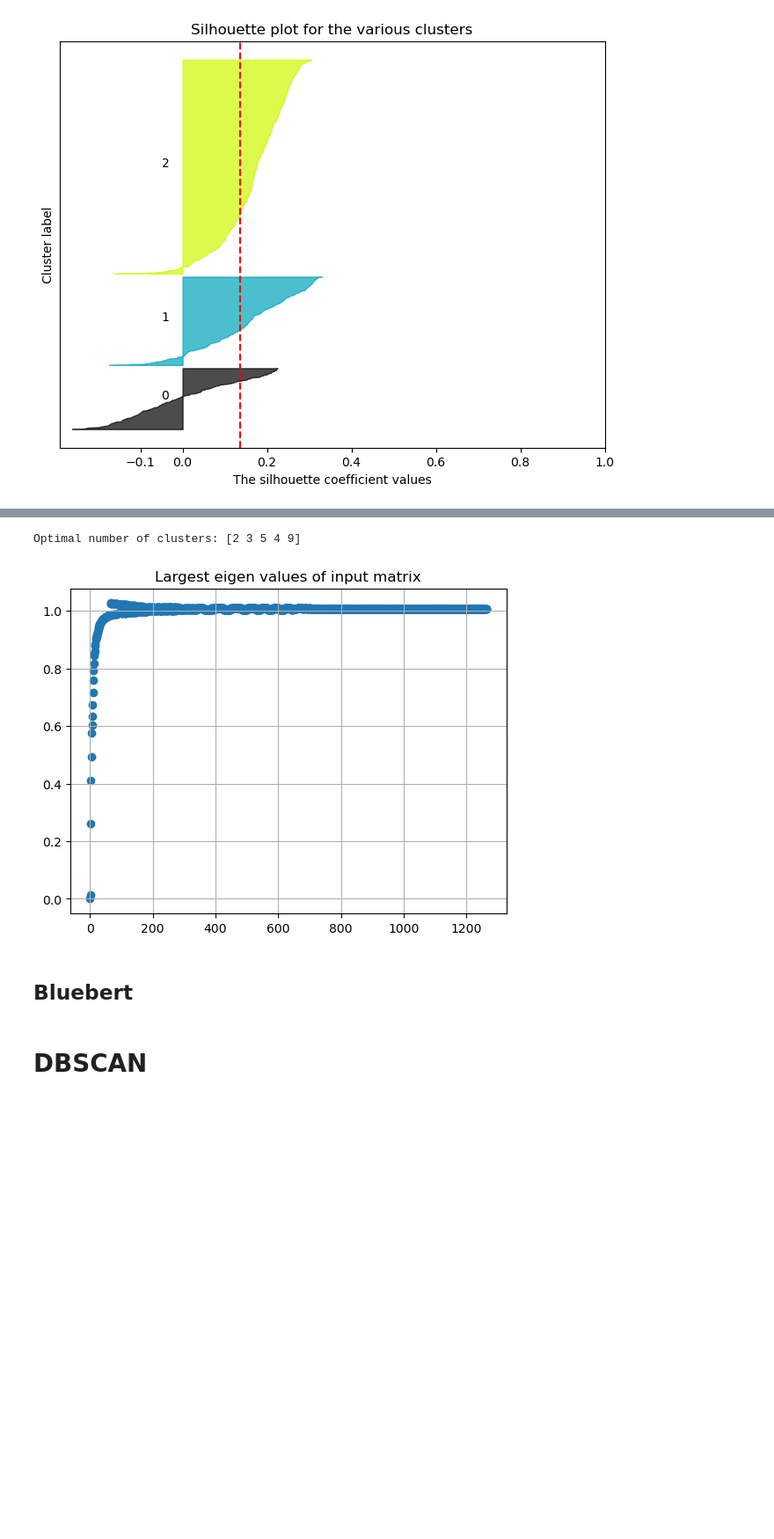
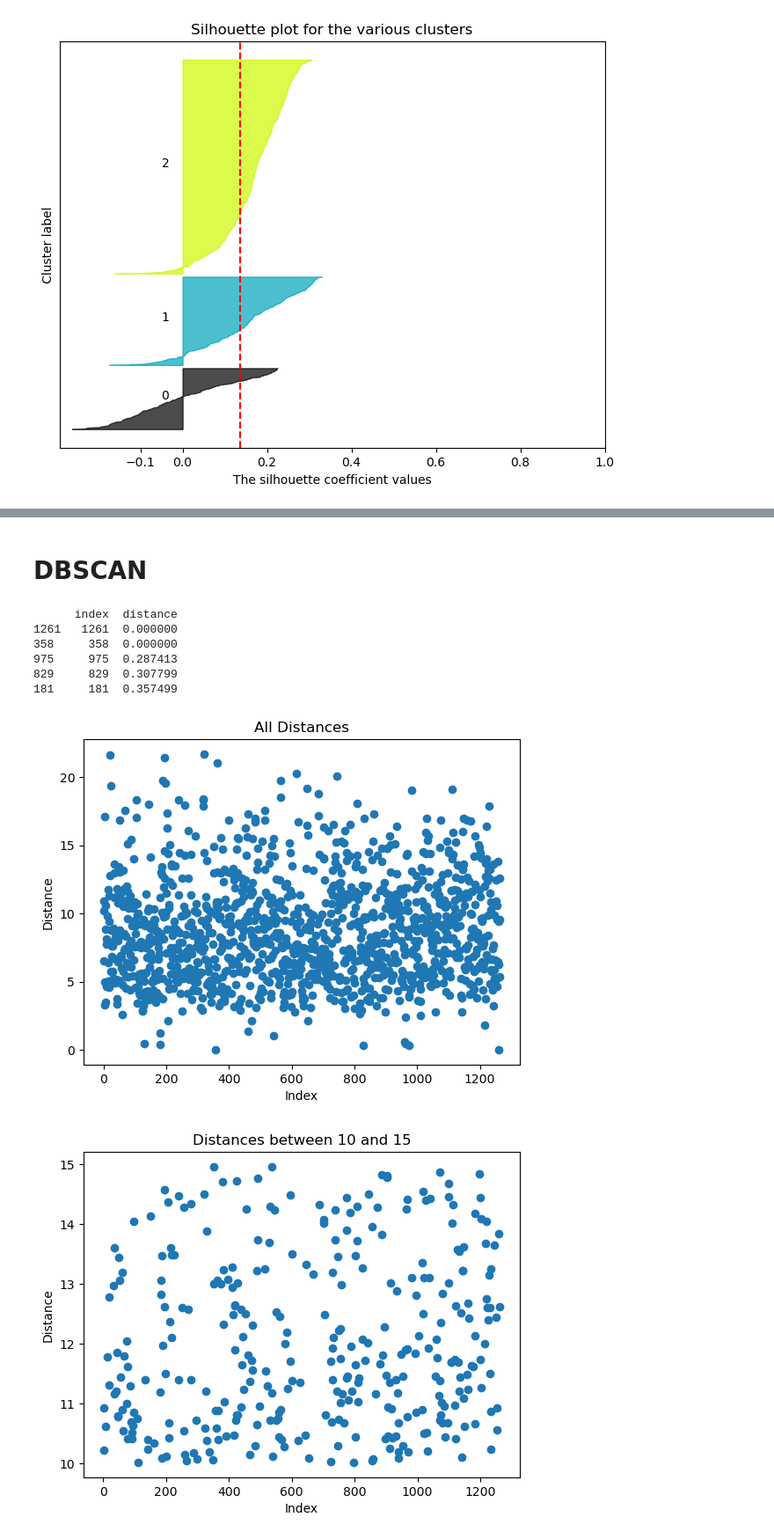
Before and after one commit to Bhanuteja917/ClusteringClinicalTrails, a Jupyter notebook: clustering.ipynb, the cells around one changed output, grey strips where cells are left out. Shown at 88% size. Drawn from its saved outputs; the diff is of its cells as text; code cells hidden in the pictures; blank space fills up the shorter version.

```diff
--- a/clustering.ipynb
+++ b/clustering.ipynb
@@ -632,14 +649,44 @@ def eigenDecomposition(A, plot = True, topK = 5):
-# %%
-affinity_matrix = getAffinityMatrix(X_pca_bluebert, k=100)
-k, _, _ = eigenDecomposition(affinity_matrix, plot=True, topK=5)
-print(f"Optimal number of clusters: {k}")
-# %% [output]
-Optimal number of clusters: [2 3 5 4 9]
-[figure, removed]
-# %% [markdown]
-## Bluebert
 # %% [markdown]
 # DBSCAN
+# %%
+feature_matrix_biobert = feature_matrix_biobert.sort_values(by=['NCT ID'])
+
+# Calculate distances between consecutive rows
+dists = []
+for i in range(len(feature_matrix_biobert) - 1):
+    dist = np.linalg.norm(feature_matrix_biobert.iloc[i, 1:] - feature_matrix_biobert.iloc[i + 1, 1:])
+    dists.append(dist)
+
+df = pd.DataFrame({'index': range(len(dists)), 'distance': dists})
+df = df.sort_values(by=['distance'], ascending=True)
+print(df.head())
+
+# Plotting distances
+plt.scatter(df['index'], df['distance'])
+plt.title('All Distances')
+plt.xlabel('Index')
+plt.ylabel('Distance')
+plt.show()
+
+# Filtering distances less than 0.5
+df2 = df[(df["distance"] < 15) & (df["distance"] > 10)]
+df2 = df2.sort_values(by=['distance'])
+
+# Plotting filtered distances
+plt.scatter(df2['index'], df2['distance'])
+plt.title('Distances between 10 and 15')
+plt.xlabel('Index')
+plt.ylabel('Distance')
+plt.show()
+# %% [output]
+      index  distance
+1261   1261  0.000000
+358     358  0.000000
+975     975  0.287413
+829     829  0.307799
+181     181  0.357499
+[figure, added]
+[figure, added]
 # %%
 from sklearn.cluster import DBSCAN
 
```
Also changed, not shown: parts of 25 cells of this notebook, 4 other files.
